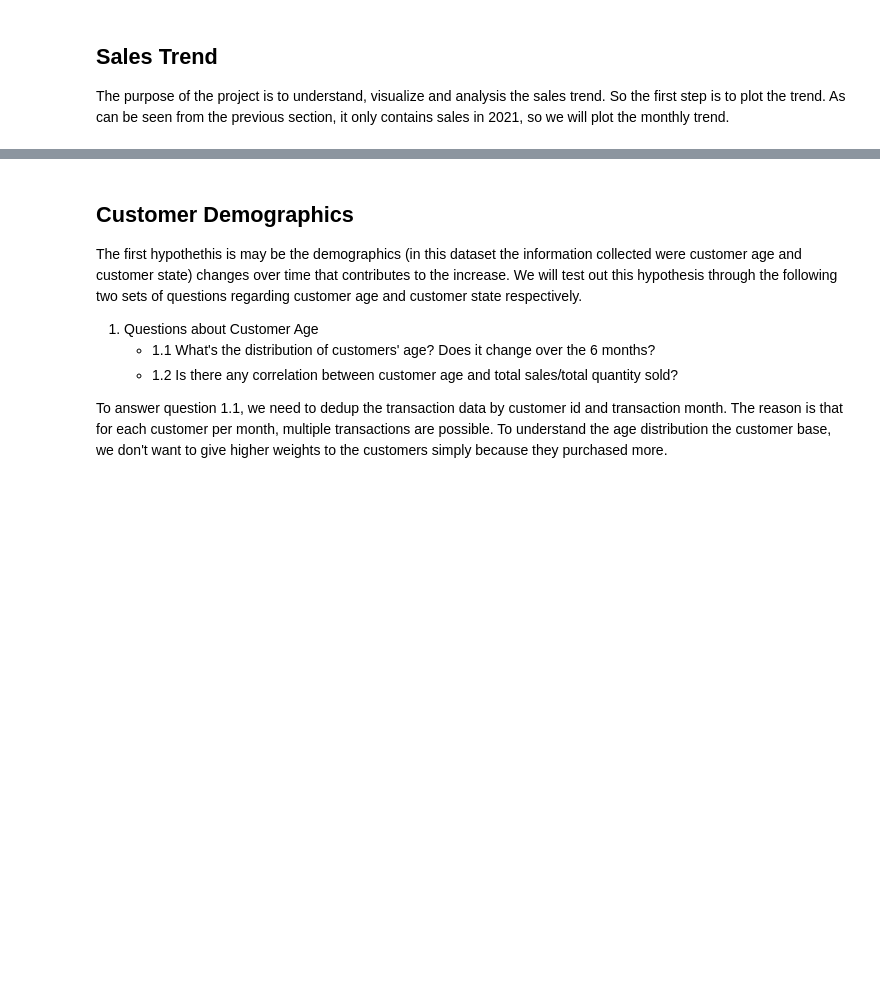
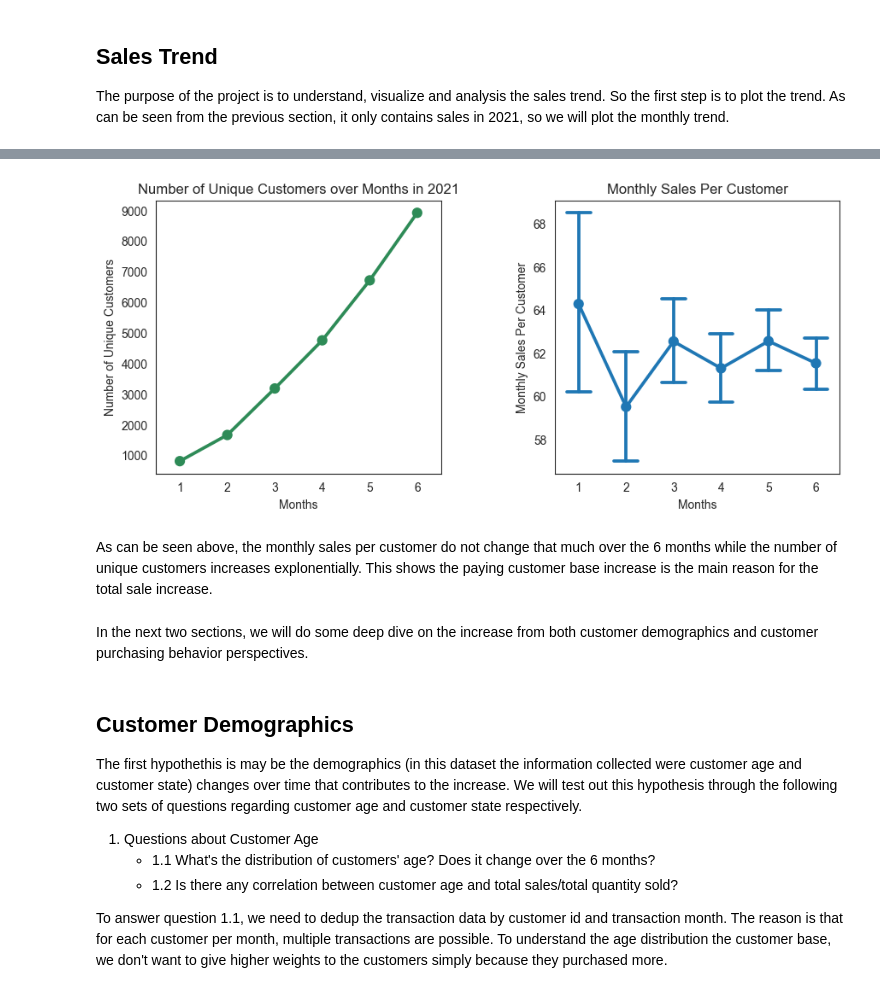
Before and after one commit to southnorthist/kaggle_analysis, a Jupyter notebook: Projects/marketing-analytics/online-retail-sales-trend-analysis/analysis-python.ipynb, the cells around one changed output, grey strips where cells are left out. Saved outputs shown, nothing was run; the diff lists cells and outputs as text; code cells hidden in the pictures; blank space fills up the shorter version.

```diff
--- a/Projects/marketing-analytics/online-retail-sales-trend-analysis/analysis.ipynb
+++ b/Projects/marketing-analytics/online-retail-sales-trend-analysis/analysis-python.ipynb
@@ -158,3 +156,35 @@ As can be seen in the plot above, there's a significant increase in terms both t
+# %%
+# Monthly total sales over the 6 months
+monthly_unique_cust_count = order_df.groupby(['trans_month'], as_index=False)['cust_id'].nunique()
+# Plot the trend
+plt.figure(figsize = (10, 4))
+plt.subplot(1,2,1)
+# Total number of unique customers per month
+g = sns.pointplot(data = monthly_unique_cust_count , x = 'trans_month', y = 'cust_id', color = 'seagreen')
+g.set(ylabel='Number of Unique Customers', xlabel='Months')
+g.set_title('Number of Unique Customers over Months in 2021')
+
+# Monthly sales per customer
+cust_total_sales = order_df.groupby(['trans_month', 'cust_id'], as_index=False)['total_sales'].sum()
+# Plot the trend
+plt.subplot(1,2,2)
+# Total number of unique customers per month
+g = sns.pointplot(data = cust_total_sales , x = 'trans_month', y = 'total_sales', capsize=0.5)
+g.set(ylabel='Monthly Sales Per Customer', xlabel='Months')
+g.set_title('Monthly Sales Per Customer')
+plt.subplots_adjust(left=0.1,
+                    bottom=0.1,
+                    right=0.9,
+                    top=0.9,
+                    wspace=0.4,
+                    hspace=0.4)
+plt.show()
+# %% [output]
+[figure, added]
+# %% [markdown]
+As can be seen above, the monthly sales per customer do not change that much over the 6 months while the number of unique customers increases explonentially. This shows the paying customer base increase is the main reason for the total sale increase.
+# %% [markdown]
+In the next two sections, we will do some deep dive on the increase from both customer demographics and customer purchasing behavior perspectives.
 # %% [markdown]
 ## Customer Demographics
 
```
Also changed, not shown: parts of 5 cells of this notebook, 1 other file.
